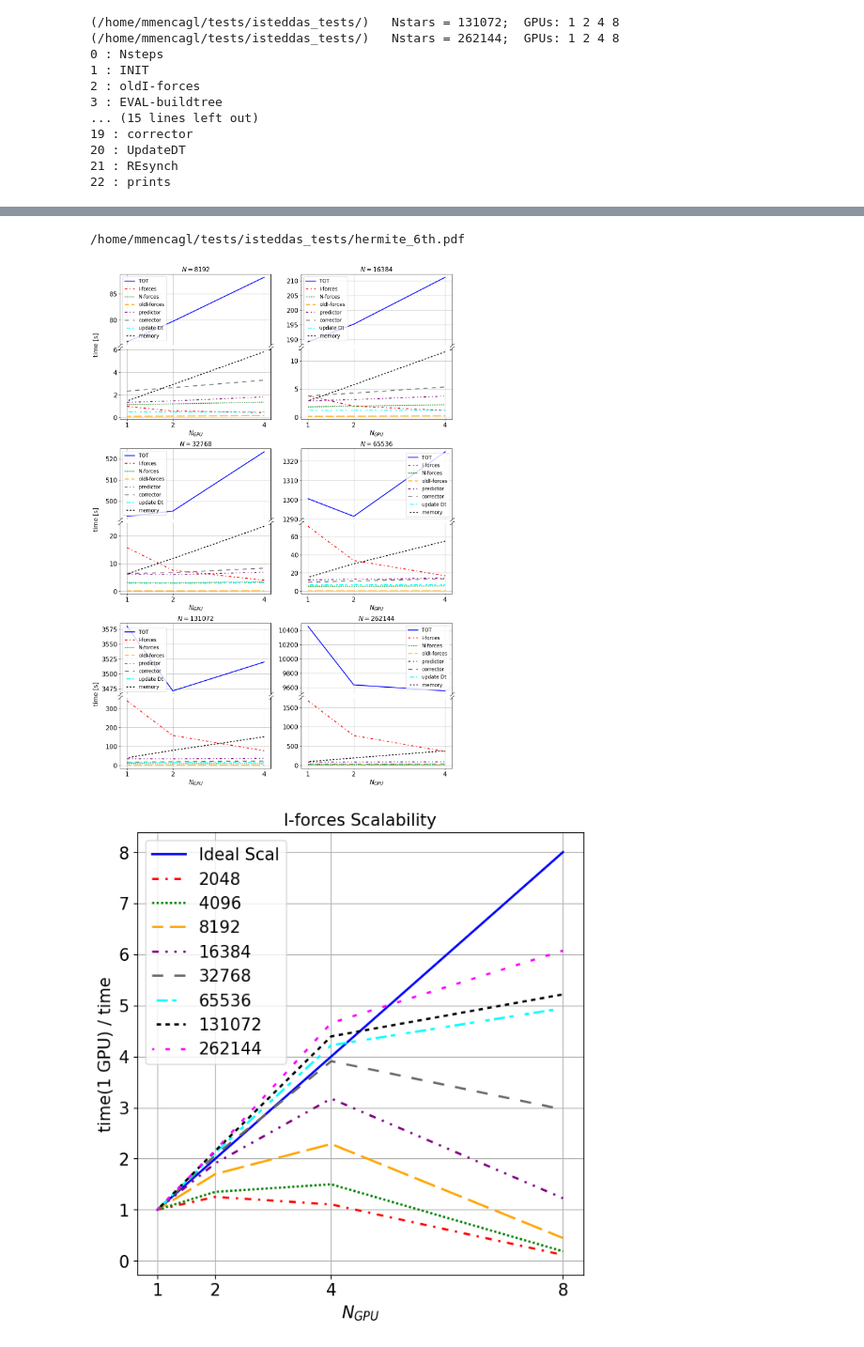
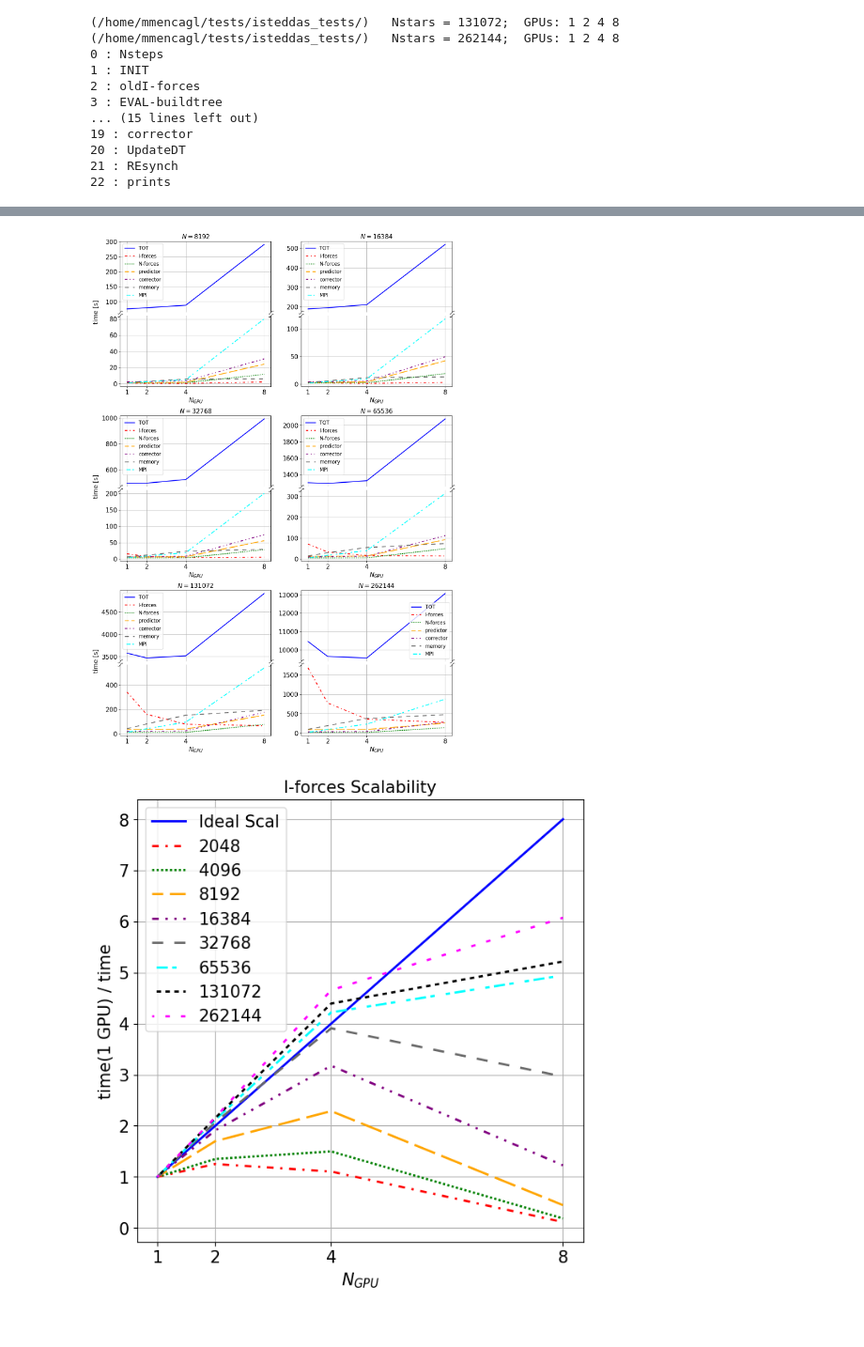
Before and after one commit to mattiamencagli/my-python-plots, a Jupyter notebook: plot_scalability.ipynb, the cells around one changed output, grey strips where cells are left out. Shown: that part at 94% size. Saved outputs shown, nothing was run; the diff lists cells and outputs as text; code cells hidden in the pictures.

```diff
--- a/plot_scalability.ipynb
+++ b/plot_scalability.ipynb
@@ -153,9 +153,9 @@ def plot_scal_N(i, ax, gpus, select):
 no_overlap=[8,1,9,11,12,19,20,21,22]
 #select = "ALL_no_overlap"
 #select = "TOT_ANN_IF"
-#select = "Iforce_scale"
+select = "Iforce_scale"
 #select = "hermite_6th"
-select = "errors"
+#select = "errors"
 
 gpus = [0,1,2,3] #seleziona che elemtni di GPUN vuoi includere nel plot
 COL = 2 ; RIG = 3
@@ -192,7 +192,14 @@ def plot_scal_N(i, ax, gpus, select):
             _ = ax2.plot(GPUN[gpus], lista[i][1][gpus,19], linestyle=lin[j], linewidth=lw, color=col[j], label = 'corrector'); j+=1
             _ = ax2.plot(GPUN[gpus], lista[i][1][gpus,20], linestyle=lin[j], linewidth=lw, color=col[j], label = 'update Dt'); j+=1
             _ = ax2.plot(GPUN[gpus], lista[i][1][gpus,16]+lista[i][1][gpus,5], linestyle=lin[j], linewidth=lw, color=col[j], label = 'memory'); j+=1
-
+        case "check_battlenecks":
+            _ = ax1.plot(GPUN[gpus], lista[i][1][gpus,8], linestyle=lin[j], linewidth=lw, color=col[j], label = 'TOT'); j+=1
+            _ = ax2.plot(GPUN[gpus], lista[i][1][gpus,4],  linestyle=lin[j], linewidth=lw, color=col[j], label = 'I-forces'); j+=1
+            _ = ax2.plot(GPUN[gpus], lista[i][1][gpus,14], linestyle=lin[j], linewidth=lw, color=col[j], label = 'N-forces'); j+=1
+            _ = ax2.plot(GPUN[gpus], lista[i][1][gpus,11], linestyle=lin[j], linewidth=lw, color=col[j], label = 'predictor'); j+=1
+            _ = ax2.plot(GPUN[gpus], lista[i][1][gpus,19], linestyle=lin[j], linewidth=lw, color=col[j], label = 'corrector'); j+=1
+            _ = ax2.plot(GPUN[gpus], lista[i][1][gpus,16]+lista[i][1][gpus,5], linestyle=lin[j], linewidth=lw, color=col[j], label = 'memory'); j+=1
+            _ = ax2.plot(GPUN[gpus], lista[i][1][gpus,17]+lista[i][1][gpus,18], linestyle=lin[j], linewidth=lw, color=col[j], label = 'MPI'); j+=1
     #_ = ax.set_yscale("log", base=10)
     _ = ax2.set_xlabel(r'$N_{GPU}$', fontsize=fs)
     if(i%2==0):
@@ -211,37 +218,37 @@ def plot_scal_N(i, ax, gpus, select):
     _ = ax1.spines.bottom.set_visible(False)
     _ = ax2.spines.top.set_visible(False)
     _ = ax1.xaxis.tick_top()
     _ = ax1.tick_params(top=False, labeltop=False)  # don't put tick labels at the top
     #x = np.linspace(-1,1,100); y = triang_func(x); mark = [i for i in zip(x,y)]
     x = np.linspace(-np.pi,np.pi,20); y = sin_func(x); mark = [i for i in zip(x,y)]
     #mark = [(-1, -0.5), (1, 0.5)]
     kwargs = dict(marker=mark, markersize=12, linestyle="none", color='w', mec='k', mew=1, clip_on=False)
     _ = ax1.plot([0, 1], [0, 0], transform=ax1.transAxes, **kwargs)
     _ = ax2.plot([0, 1], [1, 1], transform=ax2.transAxes, **kwargs)
 ##########################################################################################################################
 
-select = "hermite_6th"
+#select = "hermite_6th"
+select = "check_battlenecks"
 
-gpus = [0,1,2] #seleziona che elemtni di GPUN vuoi includere nel plot
+gpus = [0,1,2,3] #seleziona che elemtni di GPUN vuoi includere nel plot
 COL = 2 ; RIG = 3
 off = 2 #salto 2048 e 4096
 fig = plt.figure(666, figsize=[n*4.8*COL,n*4.8*RIG])
 gs = fig.add_gridspec(RIG,COL)#, hspace=0)
 axs = []
 for j in range(RIG):
     axs.append([])
     for i in range(COL):
         gs_tmp = gs[j,i].subgridspec(2, 1, hspace=0.05)
         axs[j].append(gs_tmp.subplots(sharex=True))
 
 for i in range(RIG*COL):
     plot_scal_N(i+off, axs[int(i/COL)][i%COL],  gpus, select)
 if(SAVE):
     _ = plt.savefig(direc+select+".pdf", bbox_inches='tight', format='pdf')
     _ = plt.show(True)
 # %% [output]
-/home/mmencagl/tests/isteddas_tests/hermite_6th.pdf
-[figure, old version]
+[figure, new version]
 # %%
 def plot_scal(i,off,sel):
     if(sel=="scalings"):
```
Also changed, not shown: parts of 1 cell of this notebook, 3 other files.
